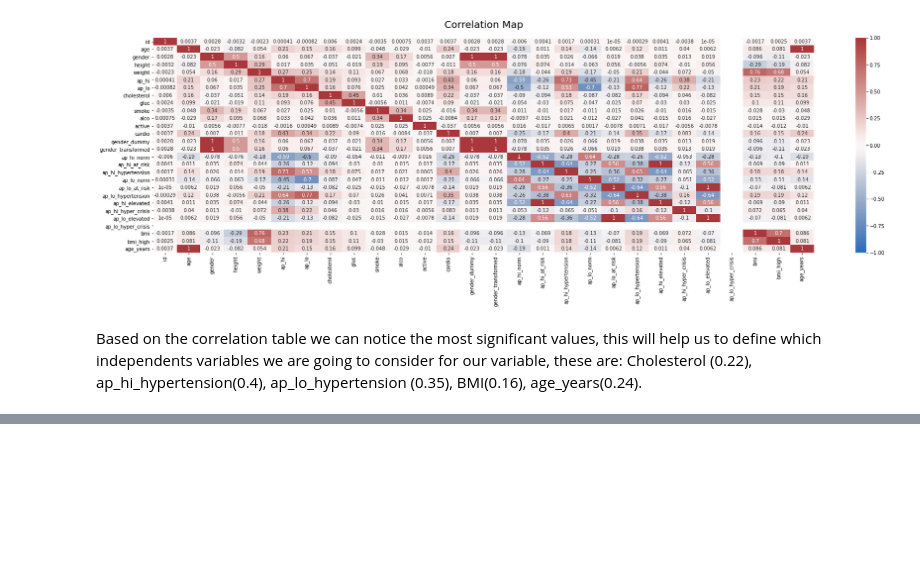
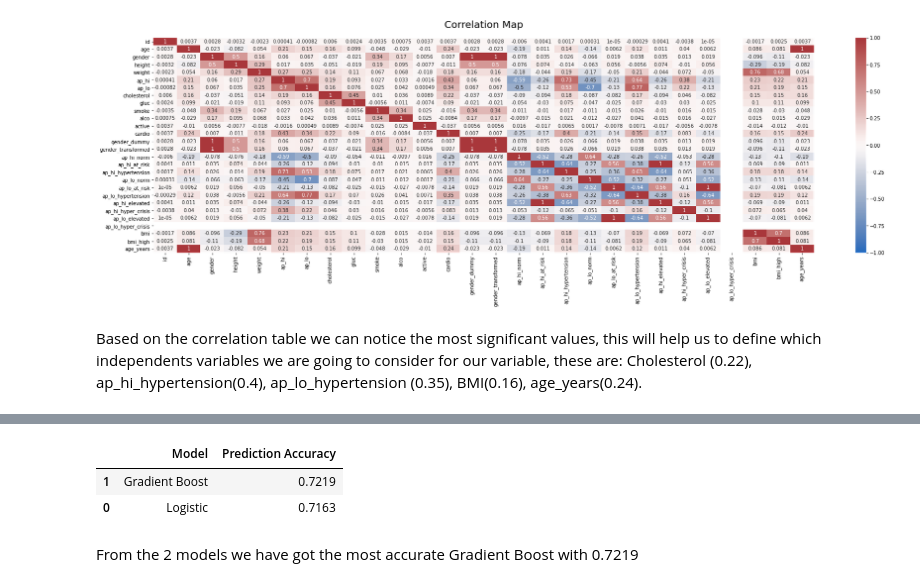
Before and after one commit to Psychraft/Big-Data-Project, a Jupyter notebook: Final_Project_Big_Data_Analysis.ipynb, the cells around one changed output, grey strips where cells are left out. Saved outputs shown, nothing was run; the diff lists cells and outputs as text; code cells hidden in the pictures; blank space fills up the shorter version.

```diff
--- a/Final_Project_Big_Data_Analysis.ipynb
+++ b/Final_Project_Big_Data_Analysis.ipynb
@@ -660,0 +778,15 @@ acc_logreg
+# %%
+#Comparison of Models
+result = pd.DataFrame({'Model':['Logistic',
+                              'Gradient Boost'],
+                       'Prediction Accuracy': [Logistic_model.score(x_test, y_test),
+                                               GradientBoost_model.score(x_test, y_test),
+                                               ]}
+                     )
+result.sort_values('Prediction Accuracy', ascending=False)
+# %% [output]
+|  | Model | Prediction Accuracy |
+| 1 | Gradient Boost | 0.7219 |
+| 0 | Logistic | 0.7163 |
+# %% [markdown]
+From the 2 models we have got the most accurate Gradient Boost with 0.7219
```
Also changed, not shown: parts of 15 cells of this notebook.
